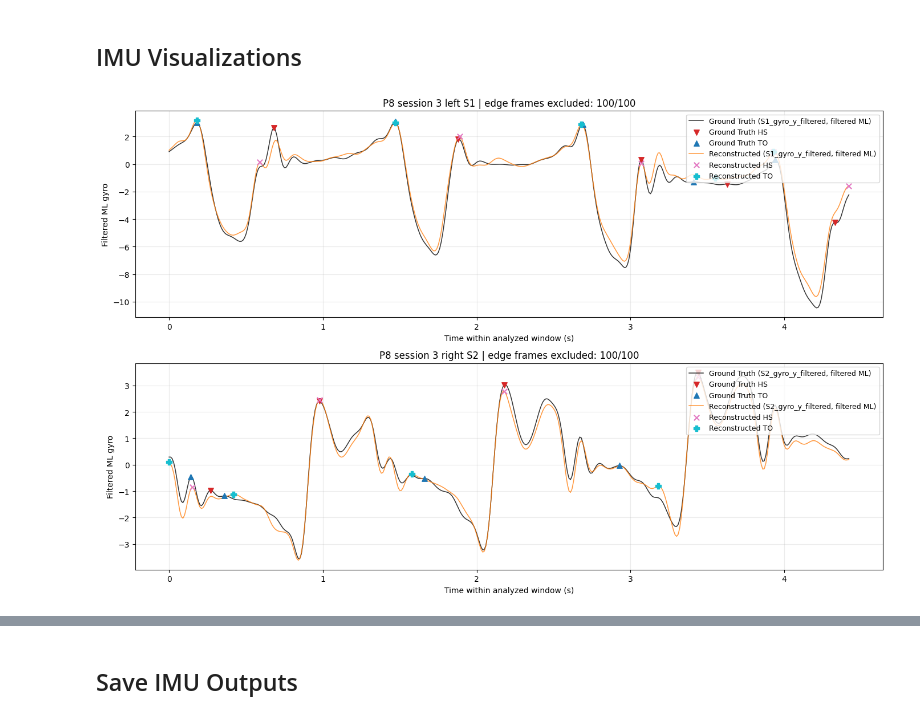
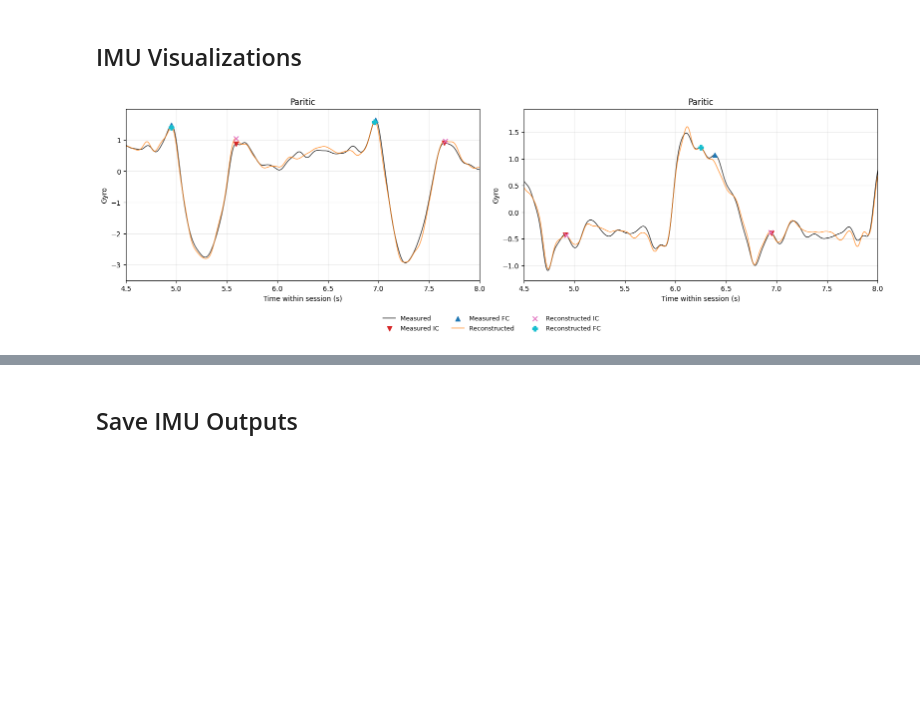
Before and after one commit to InchengWang/SHRED, a Jupyter notebook: Dataset_Stroke/Yan_Stroke Experiment Data/01_IMU_Real_Virtual_GaitEvents_val.ipynb, the cells around one changed output, grey strips where cells are left out. Drawn from its saved outputs; the diff is of its cells as text; code cells hidden in the pictures; blank space fills up the shorter version.

```diff
--- a/Dataset_Stroke/Yan_Stroke Experiment Data/01_IMU_Real_Virtual_GaitEvents_val.ipynb
+++ b/Dataset_Stroke/Yan_Stroke Experiment Data/01_IMU_Real_Virtual_GaitEvents_val.ipynb
@@ -1080,6 +1129,7 @@ def resolve_sessions_to_analyze(config, lstm_info, all_available_sessions):
     Uses fuzzy matching so labels like Session4 can resolve to Session_ID 4.
     """
     mode = str(config.get("SESSIONS_TO_ANALYZE", "same_as_test")).lower()
+    strict_test_mode = mode in {"same_as_test", "same_as_testing", "same_as_lstm_test"}
     skipped = []
     warnings_list = []
 
@@ -1091,10 +1141,10 @@ def resolve_sessions_to_analyze(config, lstm_info, all_available_sessions):
         selected = copy.deepcopy(lstm_info.get("val_sessions", {}))
         if not selected:
             warnings_list.append("Validation sessions could not be parsed. Fill CONFIG['MANUAL_SESSIONS'] or use 'all'.")
-    elif mode in {"same_as_test", "same_as_testing", "same_as_lstm_test"}:
+    elif strict_test_mode:
         selected = copy.deepcopy(lstm_info.get("test_sessions", {}))
         if not selected:
-            warnings_list.append("TEST_SESSION_IDS could not be parsed from the selected model notebook. Fill CONFIG['MANUAL_SESSIONS'] or use 'all'.")
+            raise ValueError("TEST_SESSION_IDS could not be parsed from the selected model notebook. This validation notebook is configured to analyze Test Session only; update the model notebook or LSTM_INFO_MANUAL['test_sessions'].")
     elif mode == "manual":
         selected = {normalize_subject_id(s): [canonical_session_id(x) for x in sessions] for s, sessions in config.get("MANUAL_SESSIONS", {}).items()}
         if not selected:
@@ -1105,6 +1155,8 @@ def resolve_sessions_to_analyze(config, lstm_info, all_available_sessions):
         raise ValueError("CONFIG['SESSIONS_TO_ANALYZE'] must be same_as_training, same_as_validation, same_as_test, manual, or all.")
 
     selected = _filter_subject_session_map(selected, config)
+    if strict_test_mode and not selected:
+        raise ValueError("No Test Session remains after applying CONFIG['SUBJECTS_TO_USE']. Check that the selected subject matches the model notebook/test-session metadata.")
     resolved = {}
     fuzzy_rows = []
     for subject, sessions in selected.items():
@@ -1132,6 +1184,13 @@ def resolve_sessions_to_analyze(config, lstm_info, all_available_sessions):
         if keep:
             resolved[subject] = list(dict.fromkeys(keep))
 
+    if strict_test_mode and not resolved:
+        skipped_text = skipped if skipped else "none"
+        raise ValueError(f"No configured Test Session could be resolved in the available processed data. Skipped: {skipped_text}")
+    if strict_test_mode:
+        print("Using Test Session IDs from the selected model notebook:")
+        print(json.dumps(resolved, indent=2))
+
     for msg in warnings_list:
         warnings.warn(msg)
     for row in skipped:
@@ -2671,8 +2730,8 @@ def compare_event_tables(gt_events, recon_events, tolerance_sec):
         return pd.DataFrame(columns=compare_cols), pd.DataFrame(columns=detail_cols)
 
     keys = ["subject", "session", "side", "sensor_id", "data_type", "event_type"]
-    gt_use = gt_events[gt_events["event_type"].isin(["HS", "TO"])].copy()
-    recon_use = recon_events[recon_events["event_type"].isin(["HS", "TO"])].copy()
+    gt_use = gt_events[gt_events["event_type"].isin(["IC", "FC"])].copy()
+    recon_use = recon_events[recon_events["event_type"].isin(["IC", "FC"])].copy()
     gt_groups = {k: g for k, g in gt_use.groupby(keys, dropna=False, sort=False)}
     recon_groups = {k: g for k, g in recon_use.groupby(keys, dropna=False, sort=False)}
     all_keys = list(dict.fromkeys(list(gt_groups.keys()) + list(recon_groups.keys())))
@@ -2807,12 +2866,12 @@ def _plot_signal_for_sensor(ax, df, sensor_id, label, color, fs=None, side=None)
     t = pd.to_numeric(df[time_col], errors="coerce").to_numpy(dtype=float) if time_col else np.arange(len(df))
     if len(t) and np.isfinite(t[0]):
         t = t - t[0]
-    ax.plot(t[:len(signal)], signal, color=color, linewidth=1.1, alpha=0.8, label=f"{label} ({selected}, filtered ML)")
+    ax.plot(t[:len(signal)], signal, color=color, linewidth=1.1, alpha=0.8, label=f"{label} ")
     return t, signal
 
 
-def plot_example_session(signal_cache, sessions_to_analyze, figure_dir=FIGURE_DIR):
-    """Plot Ground Truth vs reconstructed signal and HS/TO markers for one session."""
+def plot_example_session(signal_cache, sessions_to_analyze, figure_dir=FIGURE_DIR, xlim=None, figsize=None, layout=None):
+    """Plot Ground Truth vs reconstructed signal and IC/FC markers for one session."""
     if not signal_cache:
         warnings.warn("No signal cache available for example plot.")
         return None
@@ -2834,48 +2893,86 @@ def plot_example_session(signal_cache, sessions_to_analyze, figure_dir=FIGURE_DI
         warnings.warn(f"No plottable sides for {subject} session {session}.")
         return None
 
+    xlim = CONFIG.get("PLOT_EXAMPLE_XLIM") if xlim is None else xlim
+    figsize = CONFIG.get("PLOT_EXAMPLE_FIGSIZE") if figsize is None else figsize
+    layout = CONFIG.get("PLOT_EXAMPLE_LAYOUT", "row") if layout is None else layout
+    if xlim is not None:
+        if not isinstance(xlim, (list, tuple)) or len(xlim) != 2:
+            raise ValueError("xlim must be None or a 2-item list/tuple, e.g. (10, 30).")
+        xlim = tuple(float(v) for v in xlim)
+    if figsize is not None:
+        if not isinstance(figsize, (list, tuple)) or len(figsize) != 2:
+            raise ValueError("figsize must be None or a 2-item list/tuple, e.g. (14, 8).")
+        figsize = tuple(float(v) for v in figsize)
+
+    layout = str(layout).strip().lower()
+    if layout not in {"row", "column"}:
+        raise ValueError("layout must be 'row' or 'column'.")
+
     trim_enabled, trim_first, trim_last = edge_frame_exclusion_settings(CONFIG)
     trim_label = f" | edge frames excluded: {trim_first}/{trim_last}" if trim_enabled and (trim_first or trim_last) else ""
-    fig, axes = plt.subplots(len(sides), 1, figsize=(14, 4.5 * len(sides)), sharex=False)
-    if len(sides) == 1:
-        axes = [axes]
+    if figsize is None:
+        figsize = (6.5 * len(sides), 4.5) if layout == "row" else (14, 4.5 * len(sides))
+    nrows, ncols = (1, len(sides)) if layout == "row" else (len(sides), 1)
+    fig, axes = plt.subplots(nrows, ncols, figsize=figsize, sharex=False, squeeze=False)
+    axes = axes.ravel().tolist()
     for ax, side in zip(axes, sides):
         gt_item = signal_cache.get((subject, session, side, "ground_truth"))
         recon_item = signal_cache.get((subject, session, side, "reconstructed"))
         sensor_id = gt_item["sensor_id"]
-        t_gt, y_gt = _plot_signal_for_sensor(ax, gt_item["df"], sensor_id, "Ground Truth", "black", fs=gt_item.get("fs"), side=side)
-        for event_type, marker, color in [("HS", "v", "tab:red"), ("TO", "^", "tab:blue")]:
+        t_gt, y_gt = _plot_signal_for_sensor(ax, gt_item["df"], sensor_id, "Measured", "black", fs=gt_item.get("fs"), side=side)
+        for event_type, marker, color in [("IC", "v", "tab:red"), ("FC", "^", "tab:blue")]:
             idx = np.asarray(gt_item["events"].get(event_type, []), dtype=int)
             idx = idx[(idx >= 0) & (idx < len(y_gt))]
             if len(idx):
-                ax.scatter(t_gt[idx], y_gt[idx], marker=marker, s=46, color=color, label=f"Ground Truth {event_type}", zorder=4)
+                ax.scatter(t_gt[idx], y_gt[idx], marker=marker, s=46, color=color, label=f"Measured {event_type}", zorder=4)
         if recon_item is not None and not recon_item["df"].empty:
             t_recon, y_recon = _plot_signal_for_sensor(ax, recon_item["df"], sensor_id, "Reconstructed", "tab:orange", fs=recon_item.get("fs"), side=side)
-            for event_type, marker, color in [("HS", "x", "tab:pink"), ("TO", "P", "tab:cyan")]:
+            for event_type, marker, color in [("IC", "x", "tab:pink"), ("FC", "P", "tab:cyan")]:
                 idx = np.asarray(recon_item["events"].get(event_type, []), dtype=int)
                 idx = idx[(idx >= 0) & (idx < len(y_recon))]
                 if len(idx):
                     ax.scatter(t_recon[idx], y_recon[idx], marker=marker, s=46, color=color, label=f"Reconstructed {event_type}", zorder=4)
-        ax.set_title(f"{subject} session {session} {side} {sensor_id}{trim_label}")
-        ax.set_xlabel("Time within analyzed window (s)" if trim_label else "Time within session (s)")
-        ax.set_ylabel("Filtered ML gyro")
+        #ax.set_title(f"{subject} session {session} {side} {sensor_id}{trim_label}")
+        ax.set_title("Paritic")
+        ax.set_xlabel("Timestamps (s)" if trim_label else "Time within session (s)")
+        ax.set_ylabel("Gyro")
         ax.grid(True, alpha=0.25)
-        ax.legend(loc="upper right", fontsize=9)
-    fig.tight_layout()
-    out = figure_dir / f"{safe_filename_part(subject)}_{safe_filename_part(session)}_gt_vs_reconstructed_events.png"
-    fig.savefig(out, dpi=200, bbox_inches="tight")
+        if xlim is not None:
+            ax.set_xlim(*xlim)
+
+    legend_entries = {}
+    for ax in axes:
+        handles, labels = ax.get_legend_handles_labels()
+        for handle, label in zip(handles, labels):
+            legend_entries.setdefault(label, handle)
+    if legend_entries:
+        fig.tight_layout(rect=(0, 0.12, 1, 1))
+        fig.legend(
+            legend_entries.values(),
+            legend_entries.keys(),
+            loc="lower center",
+            bbox_to_anchor=(0.5, 0.01),
+            ncol=min(3, len(legend_entries)),
+            fontsize=9,
+            frameon=False,
+        )
+    else:
+        fig.tight_layout()
+    out = figure_dir / f"{safe_filename_part(subject)}_{safe_filename_part(session)}_gt_vs_reconstructed_events.svg"
+    fig.savefig(out, format="svg", bbox_inches="tight")
     plt.show()
     print(f"Saved example plot: {out}")
     return out
 
 
 def plot_error_histograms(matched_df, figure_dir=FIGURE_DIR):
-    """Plot HS and TO event timing error histograms."""
+    """Plot IC and FC event timing error histograms."""
     if matched_df.empty:
         warnings.warn("No matched event details available for error histograms.")
         return None
     fig, axes = plt.subplots(1, 2, figsize=(12, 4), sharey=True)
-    for ax, event_type in zip(axes, ["HS", "TO"]):
+    for ax, event_type in zip(axes, ["IC", "FC"]):
         sub = matched_df[matched_df["event_type"] == event_type]
         if sub.empty:
             ax.set_title(f"{event_type}: no matches")
@@ -2924,7 +3021,7 @@ def plot_bland_altman_style(matched_df, figure_dir=FIGURE_DIR):
 
 
 def plot_per_subject_summary(summary_df, figure_dir=FIGURE_DIR):
-    """Plot per-subject F1 and MAE for HS and TO."""
+    """Plot per-subject F1 and MAE for IC and FC."""
     if summary_df.empty:
         warnings.warn("No subject summary available for plotting.")
         return None
@@ -2955,31 +3052,31 @@ def plot_per_session_summary(comparison_df, figure_dir=FIGURE_DIR):
         warnings.warn("No session comparison available for plotting.")
         return None
     plot_df = comparison_df.copy()
     plot_df["session_label"] = plot_df["subject"].astype(str) + "_S" + plot_df["session"].astype(str) + "_" + plot_df["side"].astype(str) + "_" + plot_df["event_type"].astype(str)
     fig, axes = plt.subplots(2, 1, figsize=(14, 8), sharex=True)
     axes[0].bar(plot_df["session_label"], plot_df["number_ground_truth_events"], alpha=0.65, label="Ground Truth")
     axes[0].bar(plot_df["session_label"], plot_df["number_reconstructed_events"], alpha=0.55, label="Reconstructed")
     axes[0].set_ylabel("Event count")
     axes[0].set_title("Per-session event count")
     axes[0].legend()
     axes[1].bar(plot_df["session_label"], plot_df["mae_ms"], color="tab:green", alpha=0.75)
     axes[1].set_ylabel("MAE (ms)")
     axes[1].set_title("Per-session MAE")
     axes[1].tick_params(axis="x", rotation=80)
     for ax in axes:
         ax.grid(True, axis="y", alpha=0.25)
     fig.tight_layout()
     out = figure_dir / "per_session_event_count_mae.png"
     fig.savefig(out, dpi=200, bbox_inches="tight")
     plt.show()
     print(f"Saved per-session plot: {out}")
     return out
 
 
 plot_example_session(signal_cache, sessions_to_analyze)
 plot_error_histograms(matched_event_details_df)
 plot_bland_altman_style(matched_event_details_df)
 plot_per_subject_summary(event_comparison_by_subject)
 plot_per_session_summary(event_comparison_by_session)
 # %% [output]
-[figure, old version]
+[figure, new version]
```
Also changed, not shown: parts of 13 cells of this notebook, 2 other files.
